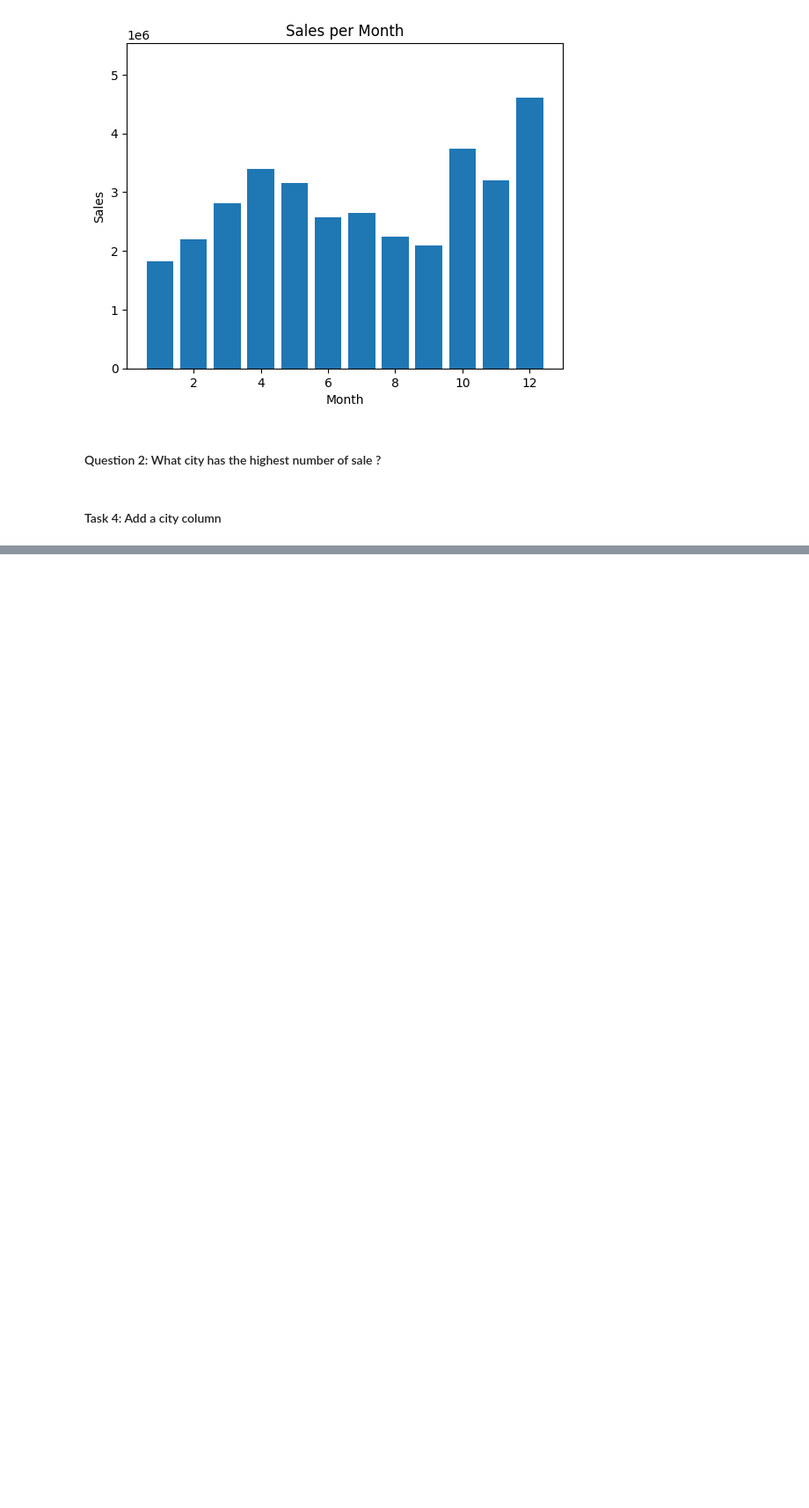
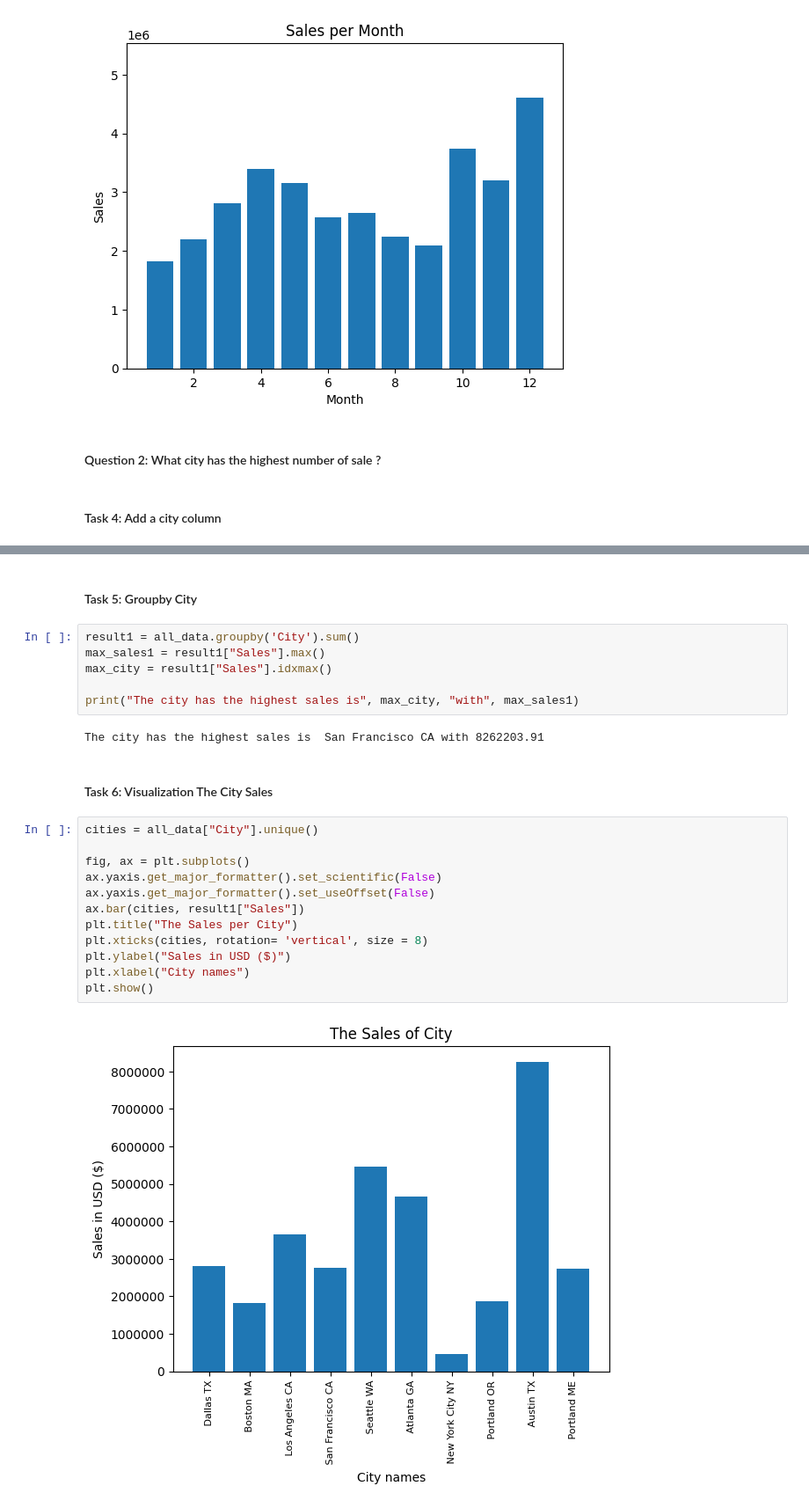
Before and after one commit to emilyle91/sales-analysis, a Jupyter notebook: Sales_Analysis.ipynb, the cells around one changed output, grey strips where cells are left out. Shown at 88% size. Cells and saved outputs as stored; diff of their text form; blank space fills up the shorter version.

Commit message:
Visualization the sales per city

```diff
--- a/Sales_Analysis.ipynb
+++ b/Sales_Analysis.ipynb
@@ -117,3 +117,29 @@ all_data.head(5)
 | 3 | 176560 | Google Phone | 1 | 600.00 | 04/12/19 14:38 | 669 Spruce St, Los Angeles, CA 90001 | 4 | 600.00 | ... |
 | 4 | 176560 | Wired Headphones | 1 | 11.99 | 04/12/19 14:38 | 669 Spruce St, Los Angeles, CA 90001 | 4 | 11.99 | ... |
 | 5 | 176561 | Wired Headphones | 1 | 11.99 | 04/30/19 09:27 | 333 8th St, Los Angeles, CA 90001 | 4 | 11.99 | ... |
+# %% [markdown]
+#### Task 5: Groupby City
+# %%
+result1 = all_data.groupby('City').sum()
+max_sales1 = result1["Sales"].max()
+max_city = result1["Sales"].idxmax()
+
+print("The city has the highest sales is", max_city, "with", max_sales1)
+# %% [output]
+The city has the highest sales is  San Francisco CA with 8262203.91
+# %% [markdown]
+#### Task 6: Visualization The City Sales
+# %%
+cities = all_data["City"].unique()
+
+fig, ax = plt.subplots()
+ax.yaxis.get_major_formatter().set_scientific(False)
+ax.yaxis.get_major_formatter().set_useOffset(False)
+ax.bar(cities, result1["Sales"])
+plt.title("The Sales per City")
+plt.xticks(cities, rotation= 'vertical', size = 8)
+plt.ylabel("Sales in USD ($)")
+plt.xlabel("City names")
+plt.show()
+# %% [output]
+[figure, added]
```
